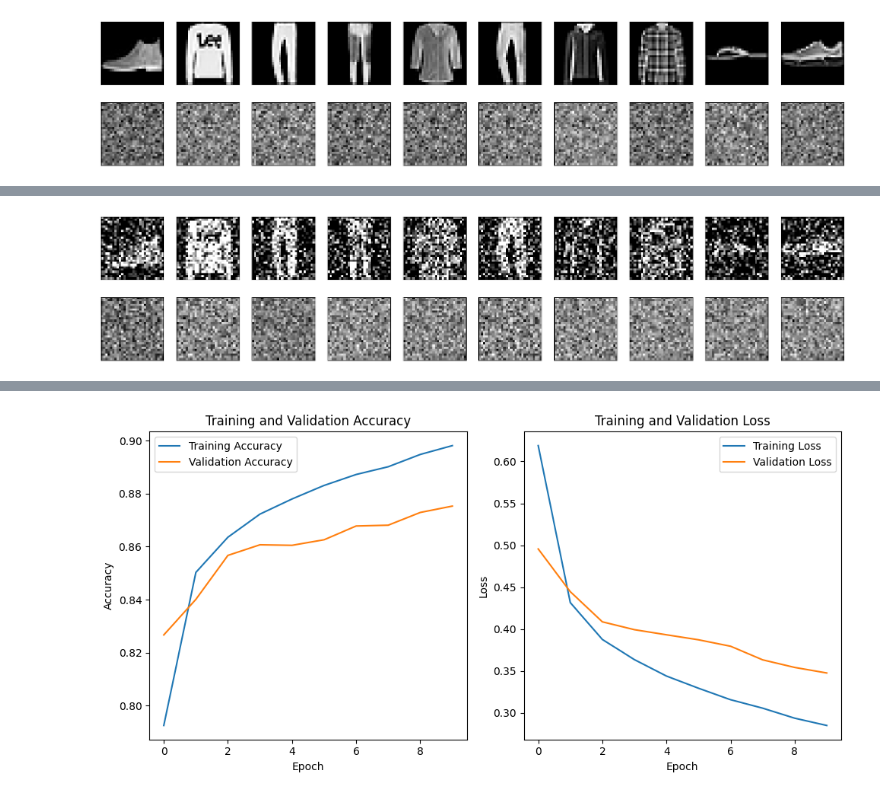
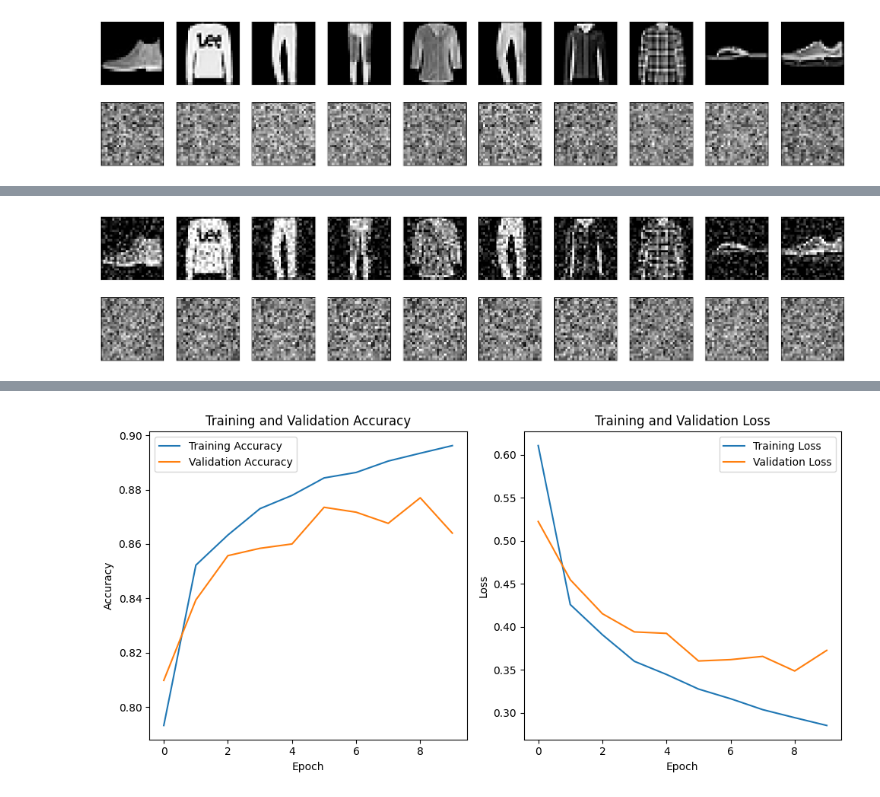
Before and after one commit to SathvikBasiri/ICP5, a Jupyter notebook: ICP5_700764326.ipynb, the cells around one changed output, grey strips where cells are left out. Cells and saved outputs as stored; diff of their text form; code cells hidden in the pictures.

```diff
--- a/ICP5_700764326.ipynb
+++ b/ICP5_700764326.ipynb
@@ -144,7 +144,7 @@ x_test = x_test.astype('float32') / 255.
 x_train = x_train.reshape((len(x_train), np.prod(x_train.shape[1:])))
 x_test = x_test.reshape((len(x_test), np.prod(x_test.shape[1:])))
 # Introducing noise
-noise_factor = 0.5
+noise_factor = 0.2
 x_train_noisy = x_train + noise_factor * np.random.normal(loc=0.0, scale=1.0, size=x_train.shape)
 x_test_noisy = x_test + noise_factor * np.random.normal(loc=0.0, scale=1.0, size=x_test.shape)
 x_train_noisy = np.clip(x_train_noisy, 0., 1.)
@@ -255,2 +255,2 @@ Epoch 5/5
-[figure, old version]
+[figure, new version]
 Epoch 1/20
@@ -272,3 +272,3 @@ Epoch 20/20
 313/313 [==============================] - 1s 2ms/step
-[figure, old version]
+[figure, new version]
 Epoch 1/10
@@ -294 +294 @@ Epoch 10/10
-[figure, old version]
+[figure, new version]
```
Also changed, not shown: parts of 1 cell of this notebook.
